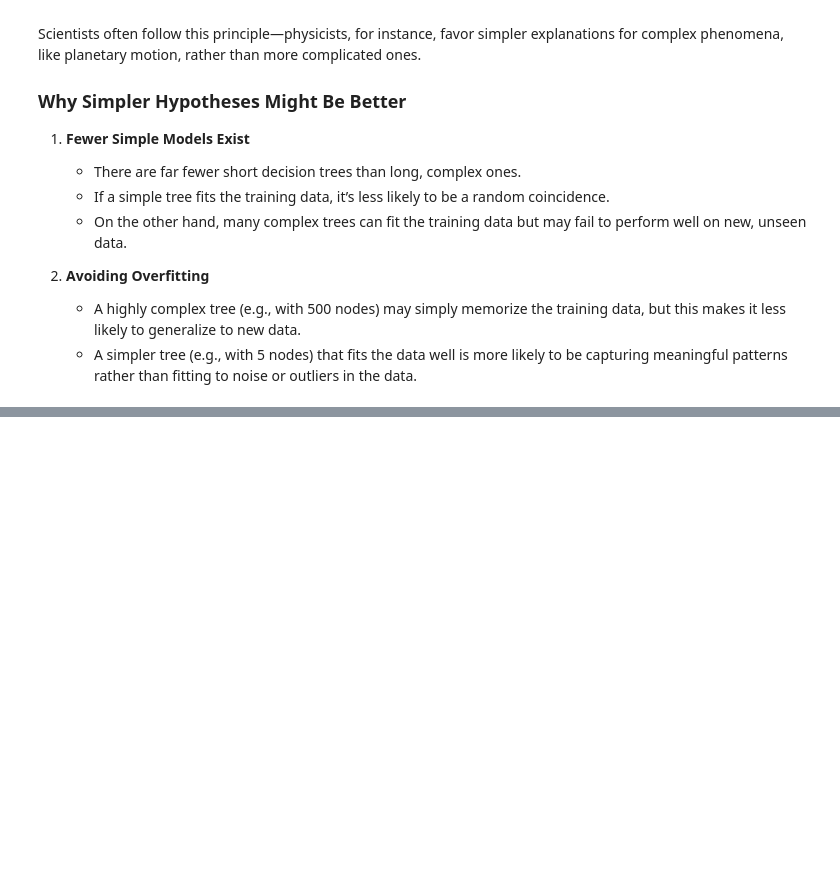
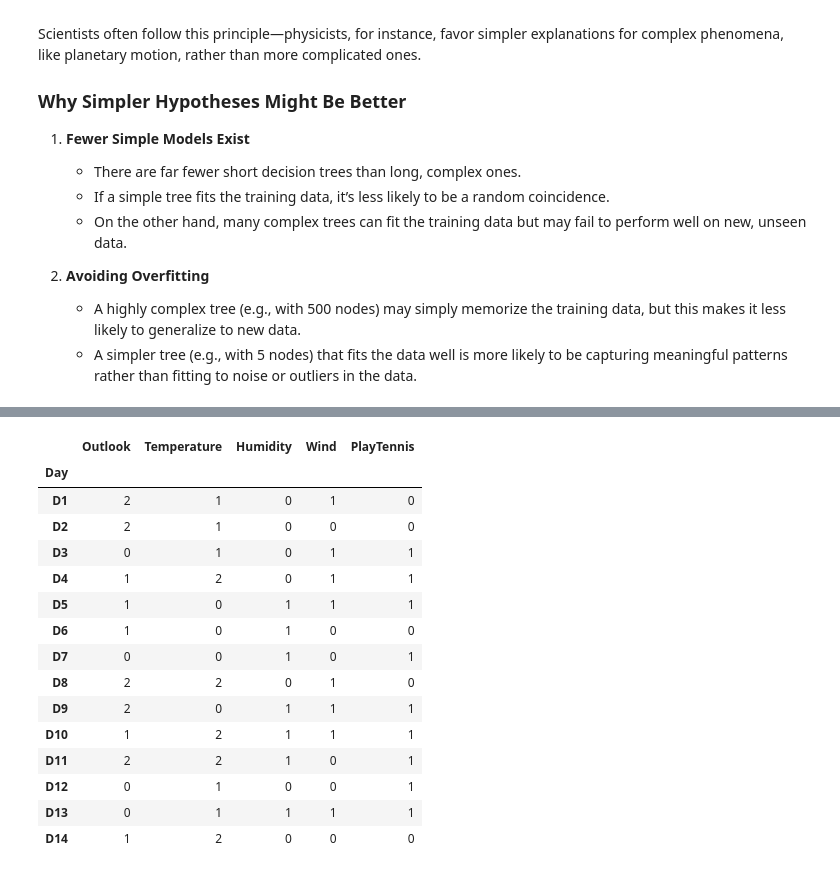
Before and after one commit to geethauma815/machine_learning, a Jupyter notebook: Class/Decision Trees.ipynb, the cells around one changed output, grey strips where cells are left out. Saved outputs shown, nothing was run; the diff lists cells and outputs as text; code cells hidden in the pictures; blank space fills up the shorter version.

```diff
--- a/Class/Decision Trees.ipynb
+++ b/Class/Decision Trees.ipynb
@@ -412,0 +451,23 @@ Scientists often follow this principle—physicists, for instance, favor simpler
+# %%
+# Encode categorical variables
+encoder = LabelEncoder()
+for column in df.columns:
+    df[column] = encoder.fit_transform(df[column])
+df
+# %% [output]
+|  | Outlook | Temperature | Humidity | Wind | PlayTennis |
+| Day |  |  |  |  |  |
+| D1 | 2 | 1 | 0 | 1 | 0 |
+| D2 | 2 | 1 | 0 | 0 | 0 |
+| D3 | 0 | 1 | 0 | 1 | 1 |
+| D4 | 1 | 2 | 0 | 1 | 1 |
+| D5 | 1 | 0 | 1 | 1 | 1 |
+| D6 | 1 | 0 | 1 | 0 | 0 |
+| D7 | 0 | 0 | 1 | 0 | 1 |
+| D8 | 2 | 2 | 0 | 1 | 0 |
+| D9 | 2 | 0 | 1 | 1 | 1 |
+| D10 | 1 | 2 | 1 | 1 | 1 |
+| D11 | 2 | 2 | 1 | 0 | 1 |
+| D12 | 0 | 1 | 0 | 0 | 1 |
+| D13 | 0 | 1 | 1 | 1 | 1 |
+| D14 | 1 | 2 | 0 | 0 | 0 |
```
Also changed, not shown: parts of 5 cells of this notebook.
